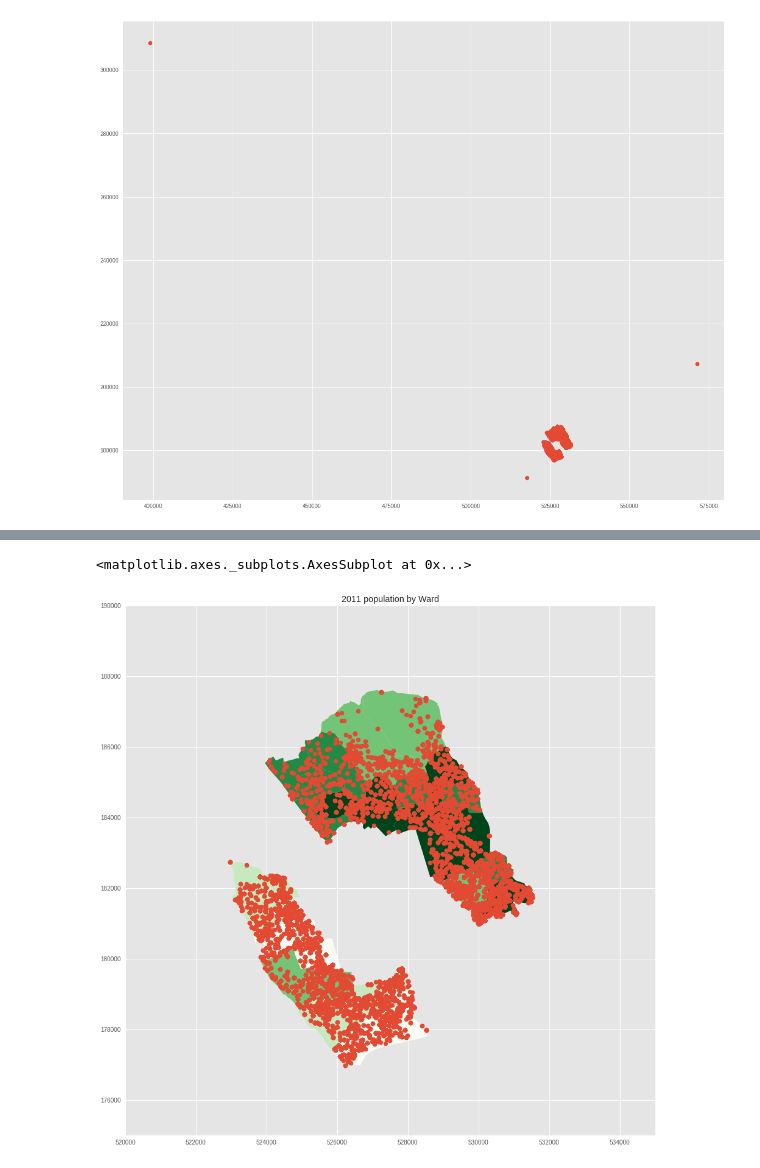
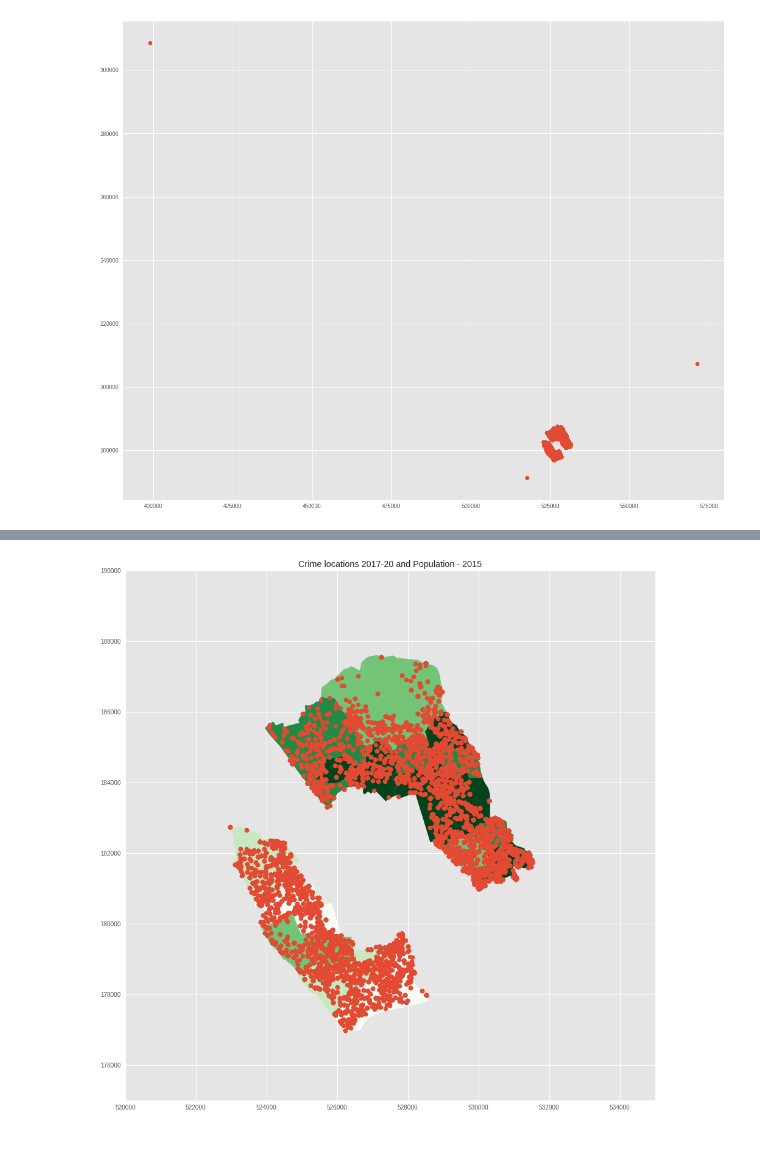
Before and after one commit to naomiburgess/QM2group15, a Jupyter notebook: Chloropleth_map.ipynb, the cells around one changed output, grey strips where cells are left out. Drawn from its saved outputs; the diff is of its cells as text; code cells hidden in the pictures.

```diff
--- a/Chloropleth_map.ipynb
+++ b/Chloropleth_map.ipynb
@@ -332,10 +326,10 @@ crime.plot()
 # %%
 ax = df_joined.plot(column='Population - 2015', cmap='Greens', scheme='quantiles', k=5)
-plt.title('2011 population by Ward')
+plt.title('Crime locations 2017-20 and Population - 2015')
 plt.xlim(520000,535000)
 plt.ylim(175000,190000)
 
-crime.plot(ax=ax)
+
+crime.plot(ax=ax).get_figure().savefig('crimelocation_population.png')
 # %% [output]
-<matplotlib.axes._subplots.AxesSubplot at 0x...>
-[figure, old version]
+[figure, new version]
```
Also changed, not shown: parts of 15 cells of this notebook.
